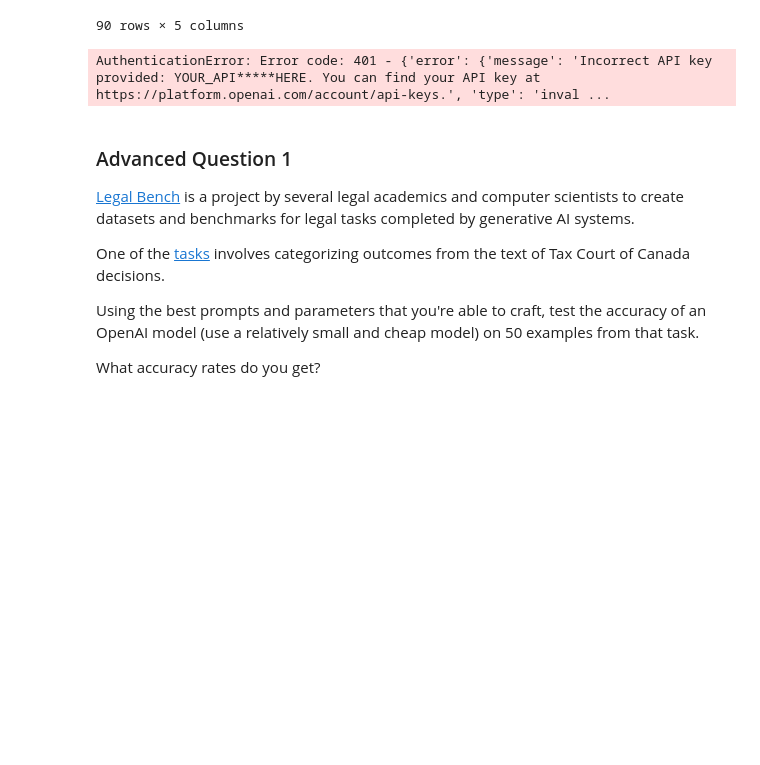
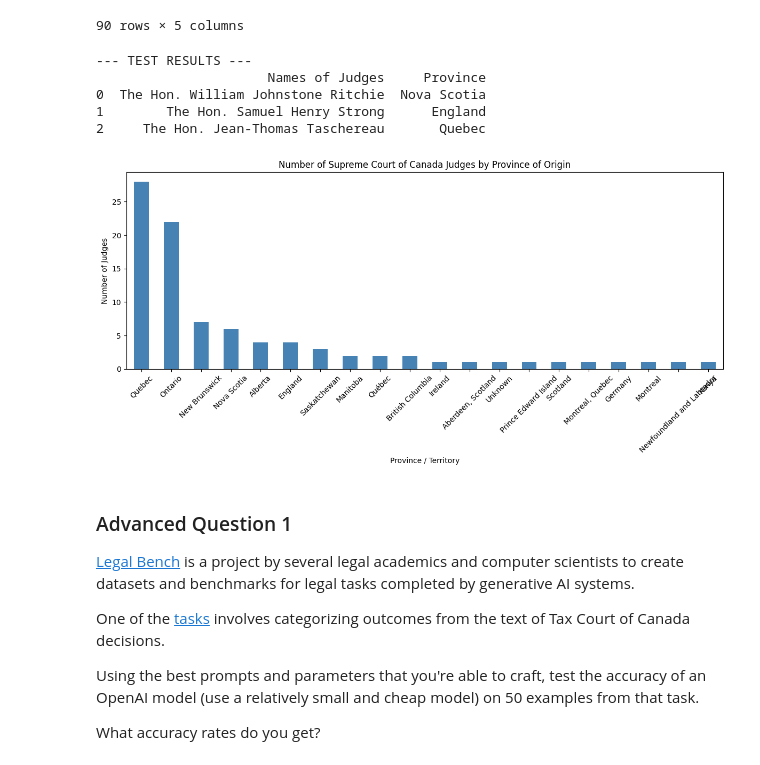
Before and after one commit to Frikasong/CS61Aassignment, a Jupyter notebook: Module4_Assignment_w26.ipynb, the cells around one changed output. Saved outputs shown, nothing was run; the diff lists cells and outputs as text; code cells hidden in the pictures; blank space fills up the shorter version.

```diff
--- a/Module4_Assignment_w26.ipynb
+++ b/Module4_Assignment_w26.ipynb
@@ -371,10 +371,13 @@ df
 import openai
 import matplotlib.pyplot as plt
 
-# --- Config ---
+#config
 from google.colab import userdata
 import os
+import openai
+
 os.environ["OPENAI_API_KEY"] = userdata.get('OPENAI_KEY')
+openai.api_key = os.environ["OPENAI_API_KEY"]
 MODEL = "gpt-4.1-nano"
 TEMPERATURE = 0.0
 MAX_TOKENS = 20  # only need a province name back
@@ -383,12 +386,11 @@ MAX_TOKENS = 20  # only need a province name back
 def extract_province(bio):
     if pd.isna(bio) or bio.strip() == "":
         return "Unknown"
-
     response = openai.chat.completions.create(
         model=MODEL,
         messages=[{
             "role": "system",
-            "content": "Extract the province or territory of origin for this Canadian judge from their bio. Return ONLY the province/territory name (e.g. 'Ontario', 'Quebec', 'Alberta'). If born outside Canada or not mentioned, return 'Unknown'."
+            "content": "Read this bio carefully. Find where the judge was BORN or originally FROM — not where they studied, practised, or were appointed. Return ONLY the province/territory name (e.g. 'Nova Scotia', 'Quebec'). If they were born outside Canada, return the country (e.g. 'England'). If birthplace is not mentioned anywhere in the bio, return 'Unknown'."
         }, {
             "role": "user",
             "content": bio
@@ -404,7 +406,28 @@ test["Province"] = test["bio"].apply(extract_province)
 print("--- TEST RESULTS ---")
 print(test[["Names of Judges", "Province"]].to_string())
 # %% [output]
-AuthenticationError: Error code: 401 - {'error': {'message': 'Incorrect API key provided: YOUR_API*****HERE. You can find your API key at https://platform.openai.com/account/api-keys.', 'type': 'inval ...
+--- TEST RESULTS ---
+                      Names of Judges     Province
+0  The Hon. William Johnstone Ritchie  Nova Scotia
+1        The Hon. Samuel Henry Strong      England
+2     The Hon. Jean-Thomas Taschereau       Quebec
+# %%
+# --- Run on all judges ---
+df["Province"] = df["bio"].apply(extract_province)
+
+# --- Bar chart ---
+province_counts = df["Province"].value_counts()
+
+fig, ax = plt.subplots(figsize=(12, 6))
+province_counts.plot(kind="bar", ax=ax, color="steelblue")
+ax.set_title("Number of Supreme Court of Canada Judges by Province of Origin")
+ax.set_xlabel("Province / Territory")
+ax.set_ylabel("Number of Judges")
+ax.tick_params(axis="x", rotation=45)
+plt.tight_layout()
+plt.show()
+# %% [output]
+[figure, added]
 # %% [markdown]
 ### Advanced Question 1
 
```
